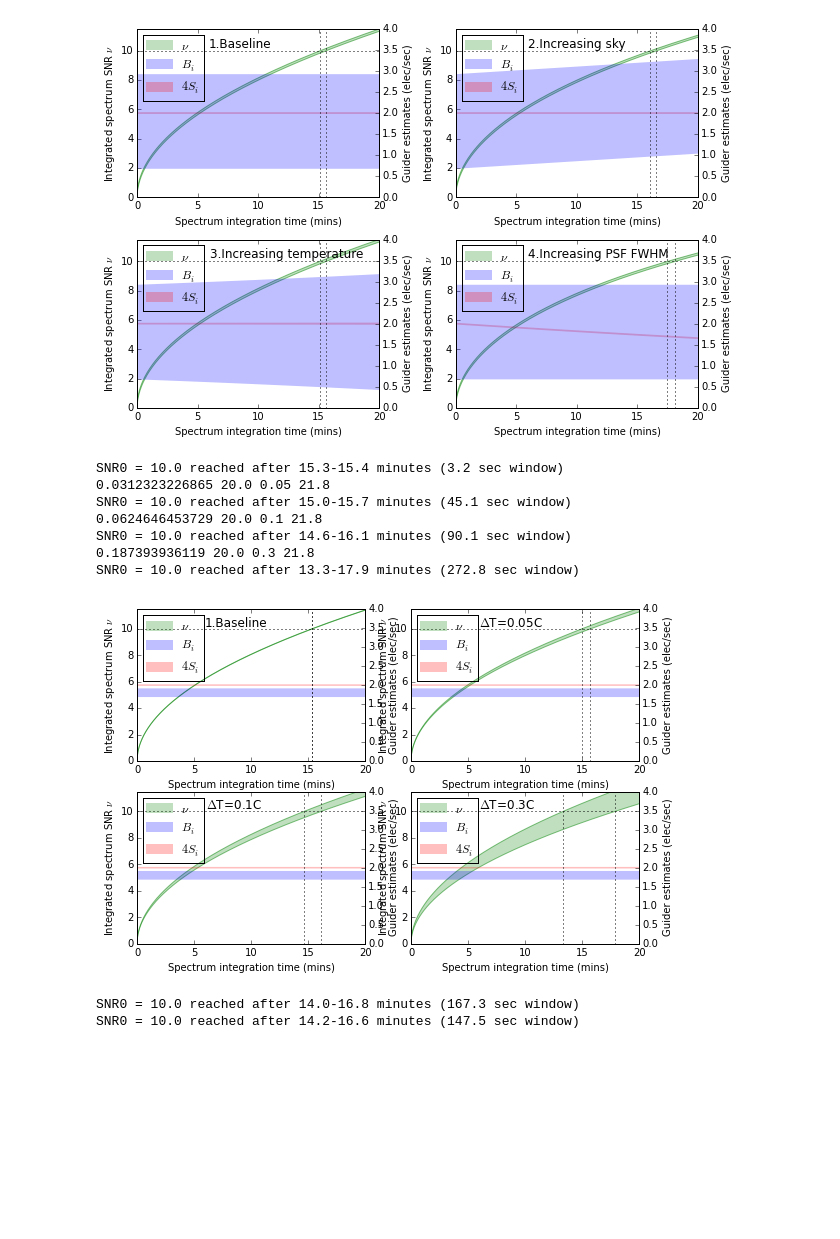
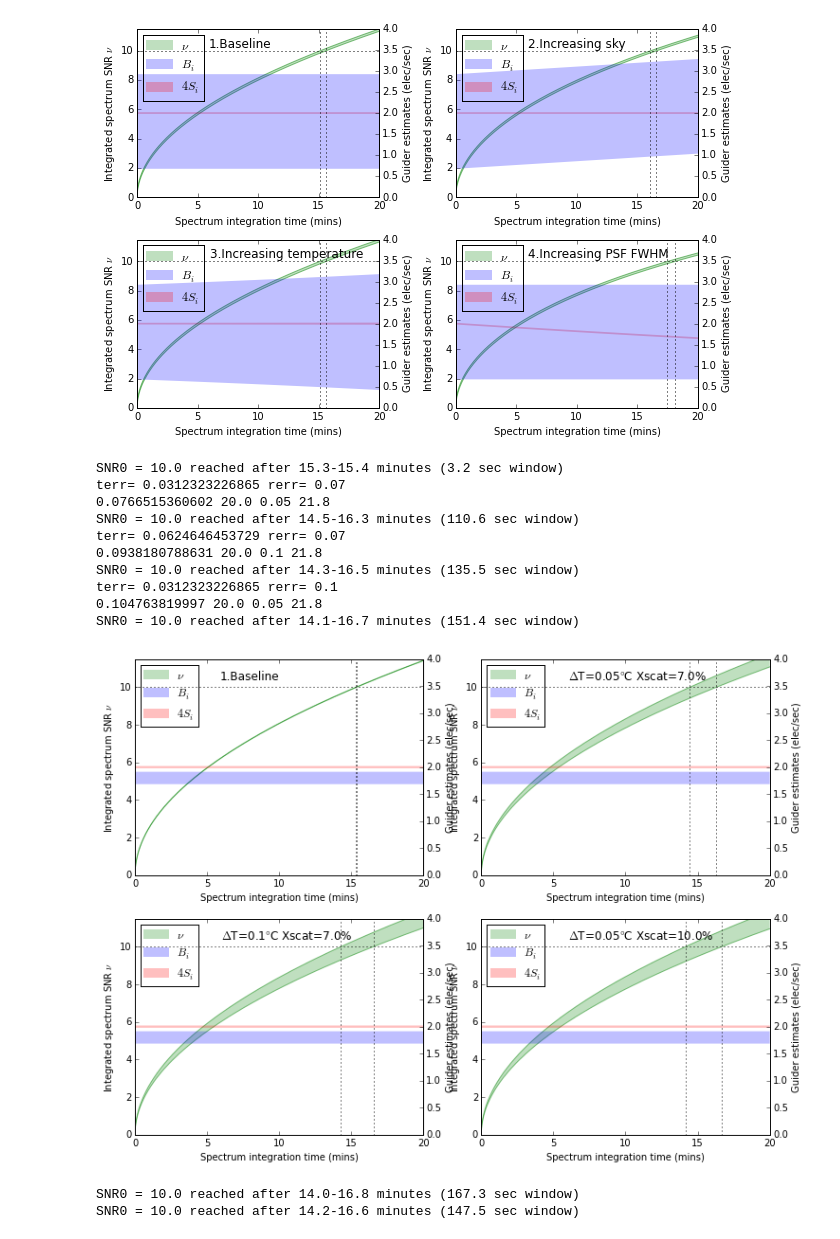
Before and after one commit to desihub/desietcproto, a Jupyter notebook: doc/nb/ETC Calculator.ipynb, the cells around one changed output. Saved outputs shown, nothing was run; the diff lists cells and outputs as text; code cells hidden in the pictures; blank space fills up the shorter version.

```diff
--- a/doc/nb/ETC Calculator.ipynb
+++ b/doc/nb/ETC Calculator.ipynb
@@ -938,46 +938,56 @@ SNR0 = 10.0 reached after 15.1-15.6 minutes (32.1 sec window)
 SNR0 = 10.0 reached after 17.5-18.1 minutes (38.1 sec window)
 [figure]
 # %%
-def systematic_temperature_plot(n=20*60,save=None):
+def systematic_temp_scat_plot(n=20*60,save=None):
     dbg0 = 1.8
     dsig0 = 0.5
     #
     nominal_area = 1e4 # pixels
     nominal_sky_level = 21.8 # elec/sec/pixel
     nominal_temp_C = 20.0 # degC
     temp_error = 0.1 # degC RMS
     sys_temp_error = 1.0
     nominal_snr = 100. # total SNR for all guide stars in one guide exposure
     nominal_fwhm = 1.2 # arcsecs
     nominal_bg_tot = gfa_total_bg(temperature_C=nominal_temp_C,sky_brightness=nominal_sky_level)
     #
     t = np.arange(1,n+1)
 
     baseline_bg_frac = bg_error_fraction(nominal_area,nominal_temp_C,
                                          temp_error, sys_temp_error,sky_brightness=nominal_sky_level)
     baseline_sig_frac = gaussian_error_fraction(nominal_snr,nominal_fwhm)
     sb_lim = (0,4)
-    plt.figure(figsize=(9,6))
+    plt.figure(figsize=(12,9))
     plt.subplot(2,2,1)
     projection_plot(t,dsig=dsig0,dbg=dbg0,sig_error_frac=baseline_sig_frac,bg_error_frac=baseline_bg_frac,sb_lim=sb_lim,
                     label='1.Baseline')
-    for i,dt in enumerate([0.05,0.1, 0.3]):
+    for i,dt_rerr in enumerate([(0.05,0.07),(0.1,0.07), (0.05,0.1)]):
+        dt,rerr=dt_rerr
+        lab='$\\Delta$T='+str(dt)+'$\\degree$C Xscat='+str(rerr*100)+"%"
         plt.subplot(2,2,2+i)
-        bge=bg_systematic_error_fraction(nominal_temp_C,dt,nominal_sky_level)
+        terr=bg_systematic_error_fraction(nominal_temp_C,dt,nominal_sky_level)
+        print 'terr=',terr,'rerr=',rerr
+        bge=sqrt(terr**2+rerr**2)
         print bge,nominal_temp_C,dt,nominal_sky_level
         projection_plot(t,dsig=dsig0,dbg=dbg0,sig_error_frac=baseline_sig_frac,bg_error_frac=baseline_bg_frac,sb_lim=sb_lim,
-                    label='$\\Delta$T='+str(dt)+'C',beta_rel_error=bge)
+                    label=lab,beta_rel_error=bge)
+    if save:
+        plt.savefig(save,dpi=300)
 
-systematic_temperature_plot()
+
+systematic_temp_scat_plot(save='sysplot.pdf')
 # %% [output]
 SNR0 = 10.0 reached after 15.3-15.4 minutes (3.2 sec window)
-0.0312323226865 20.0 0.05 21.8
-SNR0 = 10.0 reached after 15.0-15.7 minutes (45.1 sec window)
-0.0624646453729 20.0 0.1 21.8
-SNR0 = 10.0 reached after 14.6-16.1 minutes (90.1 sec window)
-0.187393936119 20.0 0.3 21.8
-SNR0 = 10.0 reached after 13.3-17.9 minutes (272.8 sec window)
+terr= 0.0312323226865 rerr= 0.07
+0.0766515360602 20.0 0.05 21.8
+SNR0 = 10.0 reached after 14.5-16.3 minutes (110.6 sec window)
+terr= 0.0624646453729 rerr= 0.07
+0.0938180788631 20.0 0.1 21.8
+SNR0 = 10.0 reached after 14.3-16.5 minutes (135.5 sec window)
+terr= 0.0312323226865 rerr= 0.1
+0.104763819997 20.0 0.05 21.8
+SNR0 = 10.0 reached after 14.1-16.7 minutes (151.4 sec window)
-[figure, old version]
+[figure, new version]
 # %%
 def calib_plot(n=20*60,save=None, updown=False):
     #
```
Also changed, not shown: parts of 1 cell of this notebook, 1 other file.
